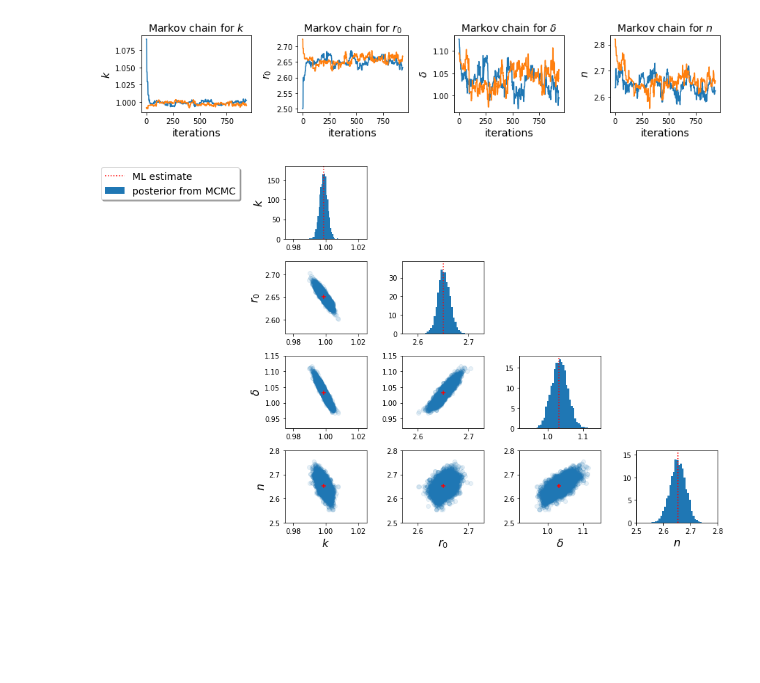
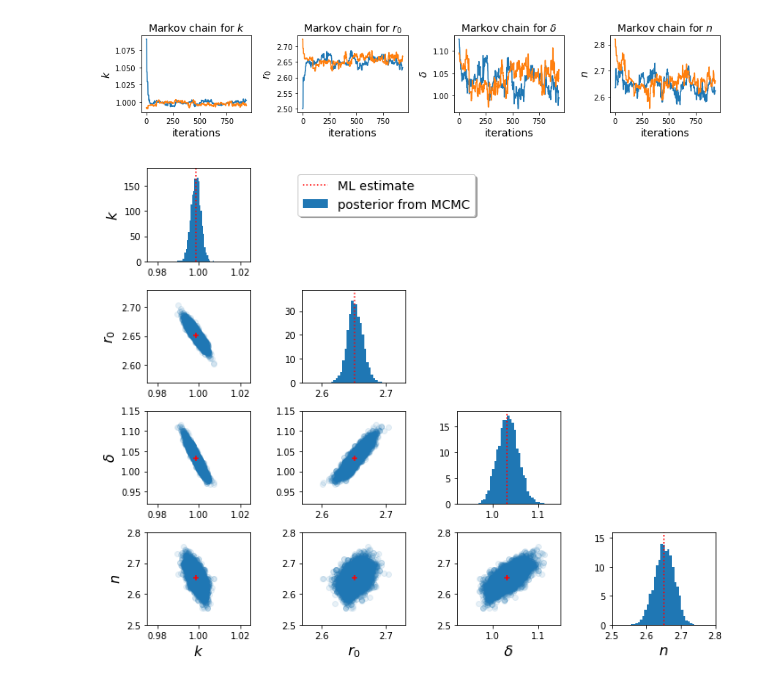
Before and after one commit to SURGroup/UQpy_paper, a Jupyter notebook: Inference/MLE_Bayes_Parameter_Estimation.ipynb, the cells around one changed output. Cells and saved outputs as stored; diff of their text form; code cells hidden in the pictures; blank space fills up the shorter version.

Commit message:
Saved figures to have higher resolution

```diff
--- a/Inference/MLE_Bayes_Parameter_Estimation.ipynb
+++ b/Inference/MLE_Bayes_Parameter_Estimation.ipynb
@@ -157,32 +158,33 @@ plt.show()
 # %%
 # Plot the posterior samples
 unconcat_samples = mcmc_samples.reshape((-1, 16, 4))
 nburn, jump = 150, 2
 post_samples = unconcat_samples[nburn::jump].reshape((-1, 4))
 
 domains = [[0.975, 1.025], [2.57, 2.73], [0.92, 1.15], [2.5, 2.8]]
 heights = [185., 39., 18., 16.]
-fig, ax = plt.subplots(ncols=4, nrows=4, figsize=(13, 8))
+fig, ax = plt.subplots(ncols=4, nrows=4, figsize=(10, 8))
 for i, param_name in enumerate(var_names):
     ax[i, i].hist(post_samples[:, i], density=True, bins=30, label='posterior from MCMC')
     ax[i, i].plot([mle[i], mle[i]], [0., heights[i]], color='red', linestyle=':', label='ML estimate')
     ax[i, i].set_xlim(domains[i])
     ax[i, i].set_ylim([0., heights[i]])
     for j in range(i):
         ax[i, j].scatter(post_samples[:, j], post_samples[:, i], alpha=0.1, label='posterior from MCMC')
         ax[i, j].scatter(mle[j], mle[i], marker='+', color='red', label='ML estimate')
         ax[i, j].set_xlim(domains[j])
         ax[i, j].set_ylim(domains[i])
     for j in range(4):
         if i == 3:
             ax[i, j].set_xlabel(var_names[j], fontsize=16)
         if j == 0:
             ax[i, j].set_ylabel(var_names[i], fontsize=16)
         if i == 0 and j == 0:
-            ax[i, j].legend(bbox_to_anchor=(-0.5, 1.05), ncol=1, fancybox=True, shadow=True, fontsize=14)
+            ax[i, j].legend(bbox_to_anchor=(1.4, 1.0), ncol=1, fancybox=True, shadow=True, fontsize=14)
     for j in range(i+1, 4):
         ax[i, j].axis('off')
 fig.tight_layout()
+plt.savefig('parameter_estimation.png')
 plt.show()
 # %% [output]
-[figure, old version]
+[figure, new version]
```
Also changed, not shown: parts of 1 cell of this notebook, 9 other files.
